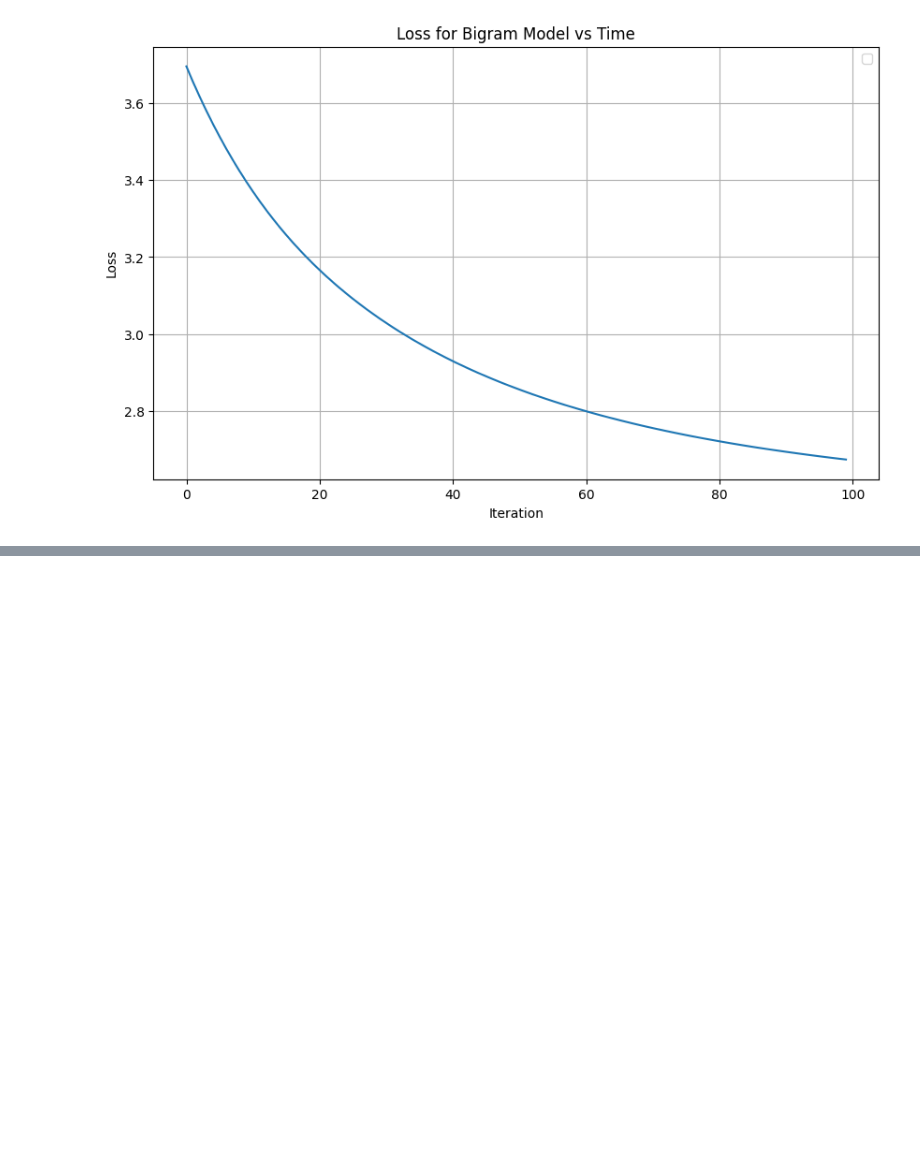
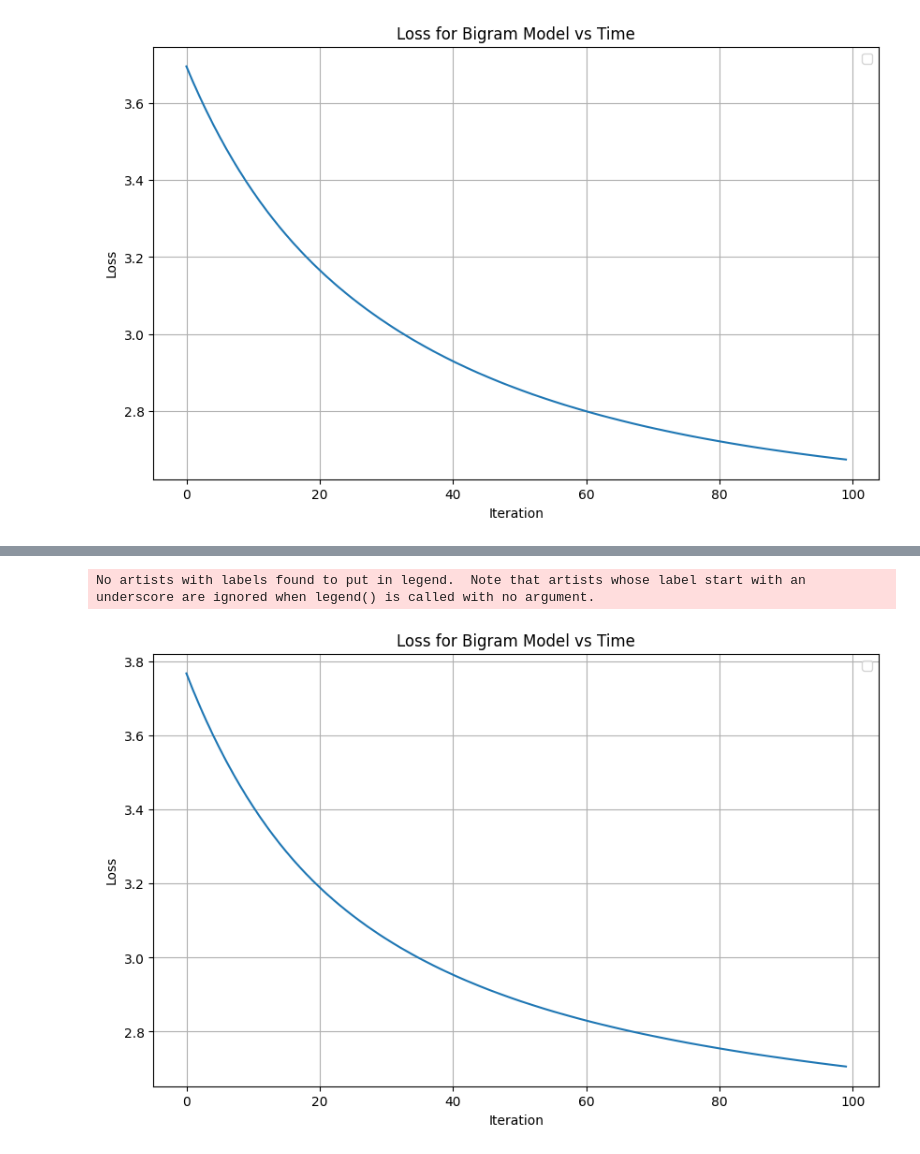
Before and after one commit to eitanzeev/first_principles, a Jupyter notebook: makemore_construction.ipynb, the cells around one changed output, grey strips where cells are left out. Cells and saved outputs as stored; diff of their text form; code cells hidden in the pictures; blank space fills up the shorter version.

Commit message:
completed exercises 2,3,4 for ngram model. Bigram and Trigram training and generation blocks debugged

```diff
--- a/makemore_construction.ipynb
+++ b/makemore_construction.ipynb
@@ -507,0 +639,32 @@ No artists with labels found to put in legend.  Note that artists whose label st
+# %%
+X_bigram, Y_bigram = [], []
+
+for word in words:
+    # Adding special token for each word
+    chars = ['.'] + list(word) + ['.']
+    for char_1, char_2 in zip(chars, chars[1:]):
+        # Getting the indices of a letter
+        index_1 = char2id[char_1]
+        index_2 = char2id[char_2]
+
+        # Adding letter indices to lists
+        X_bigram.append(index_1)
+        Y_bigram.append(index_2)
+
+# Casting as PyTorch tensors
+X_bigram = torch.tensor(X_bigram)
+Y_bigram = torch.tensor(Y_bigram)
+# %%
+# Instantiating a bigram model
+bigram_model = BigramModel(
+    num_features=27,
+    num_outputs=27,
+    num_epochs=100,
+    learning_rate=5,
+    logging=False,
+    regularize=True,
+    smooth_strength=0.01,
+)
+
+# Launching training process
+bigram_model.fit(X_bigram, Y_bigram)
@@ -507,0 +685,13 @@ No artists with labels found to put in legend.  Note that artists whose label st
+# %%
+import matplotlib.pyplot as plt
+plt.figure(figsize = (10,6))
+plt.plot(bigram_model.history.values())
+plt.title("Loss for Bigram Model vs Time")
+plt.xlabel("Iteration")
+plt.ylabel("Loss")
+plt.legend()
+plt.grid(True)
+plt.show()
+# %% [output]
+No artists with labels found to put in legend.  Note that artists whose label start with an underscore are ignored when legend() is called with no argument.
+[figure, added]
```
Also changed, not shown: parts of 13 cells of this notebook, 1 other file.
